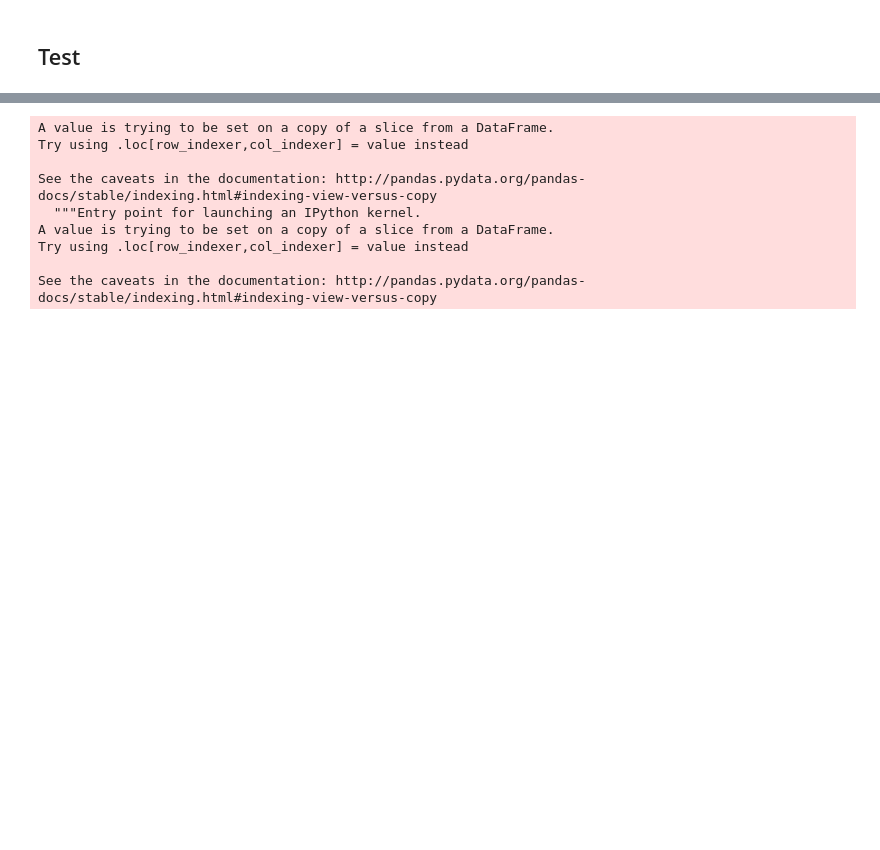
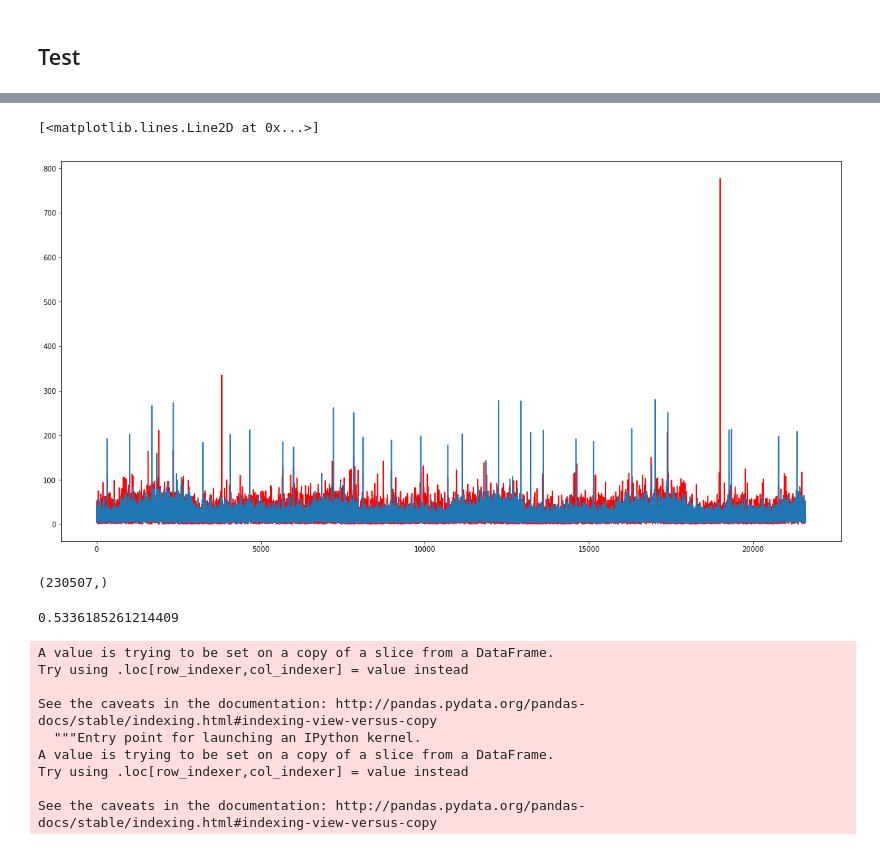
Before and after one commit to xiaochuan-du/ml_utils, a Jupyter notebook: proj/RRVF/model_yy.ipynb, the cells around one changed output, grey strips where cells are left out. Drawn from its saved outputs; the diff is of its cells as text; code cells hidden in the pictures; blank space fills up the shorter version.

```diff
--- a/proj/RRVF/model_yy.ipynb
+++ b/proj/RRVF/model_yy.ipynb
@@ -294,3 +333,25 @@ plt.plot(pred_valid[:100].flatten())      #prediction
+# %%
+pred_valid_origin = log_max_inv(pred_valid, max_log_y)
+y_valid_origin = log_max_inv(y_valid, max_log_y)
+# %%
+plt.figure(figsize=(20, 10))
+plt.plot(y_valid_origin[:].values, '-r')       #target
+plt.plot(pred_valid_origin[:].flatten())      #prediction
+# %% [output]
+[<matplotlib.lines.Line2D at 0x...>]
+[figure, added]
+# %%
+y_train.shape
+# %% [output]
+(230507,)
+# %%
+import math
+def rmsle(y_pred, targ):
+   log_vars = np.log(targ + 1) - np.log(y_pred + 1)
+   return math.sqrt(np.square(log_vars).mean())
+rmsle(pred_valid_origin.flatten(), y_valid_origin.values.flatten())
+# %% [output]
+0.5336185261214409
 # %%
 data_valid['y']=y_valid
 data_valid['pred_y']=pred_valid
```
Also changed, not shown: parts of 16 cells of this notebook.
